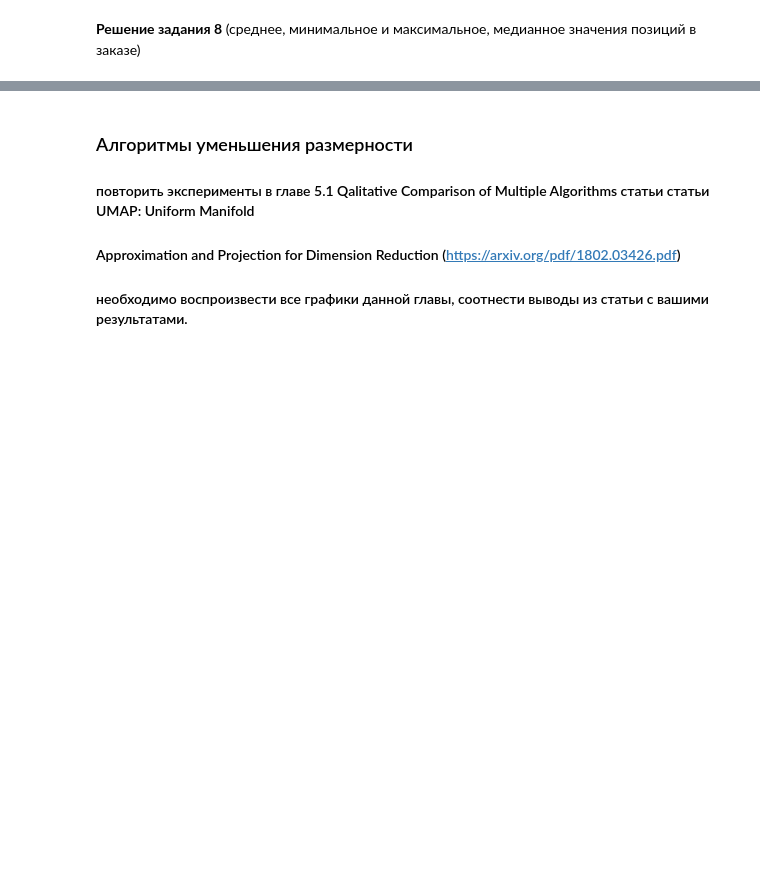
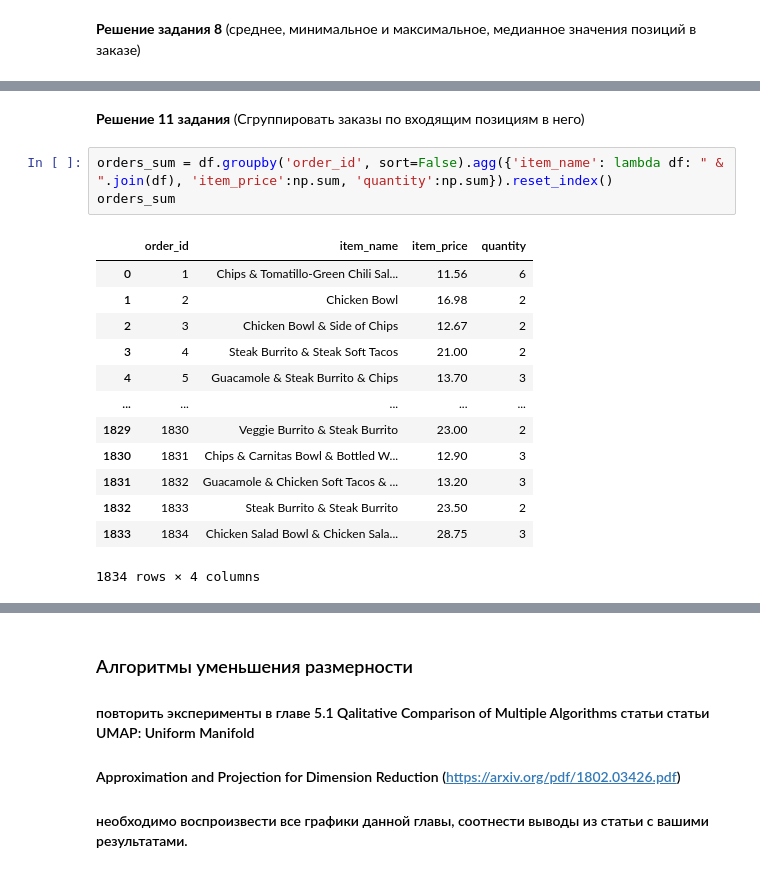
Before and after one commit to Blinova-Olga/intelligent-systems-HW1, a Jupyter notebook: Pandas&DimensionalityReduction.ipynb, the cells around one changed output, grey strips where cells are left out. Drawn from its saved outputs; the diff is of its cells as text; blank space fills up the shorter version.

```diff
--- a/Pandas&DimensionalityReduction.ipynb
+++ b/Pandas&DimensionalityReduction.ipynb
@@ -126,0 +237,19 @@ df.groupby('item_name').quantity.sum()
+# %% [markdown]
+**Решение 11 задания** (Сгруппировать заказы по входящим позициям в него)
+# %%
+orders_sum = df.groupby('order_id', sort=False).agg({'item_name': lambda df: " & ".join(df), 'item_price':np.sum, 'quantity':np.sum}).reset_index()
+orders_sum
+# %% [output]
+|  | order_id | item_name | item_price | quantity |
+| 0 | 1 | Chips & Tomatillo-Green Chili Sal... | 11.56 | 6 |
+| 1 | 2 | Chicken Bowl | 16.98 | 2 |
+| 2 | 3 | Chicken Bowl & Side of Chips | 12.67 | 2 |
+| 3 | 4 | Steak Burrito & Steak Soft Tacos | 21.00 | 2 |
+| 4 | 5 | Guacamole & Steak Burrito & Chips | 13.70 | 3 |
+| ... | ... | ... | ... | ... |
+| 1829 | 1830 | Veggie Burrito & Steak Burrito | 23.00 | 2 |
+| 1830 | 1831 | Chips & Carnitas Bowl & Bottled W... | 12.90 | 3 |
+| 1831 | 1832 | Guacamole & Chicken Soft Tacos & ... | 13.20 | 3 |
+| 1832 | 1833 | Steak Burrito & Steak Burrito | 23.50 | 2 |
+| 1833 | 1834 | Chicken Salad Bowl & Chicken Sala... | 28.75 | 3 |
+1834 rows × 4 columns
```
Also changed, not shown: parts of 19 cells of this notebook.
